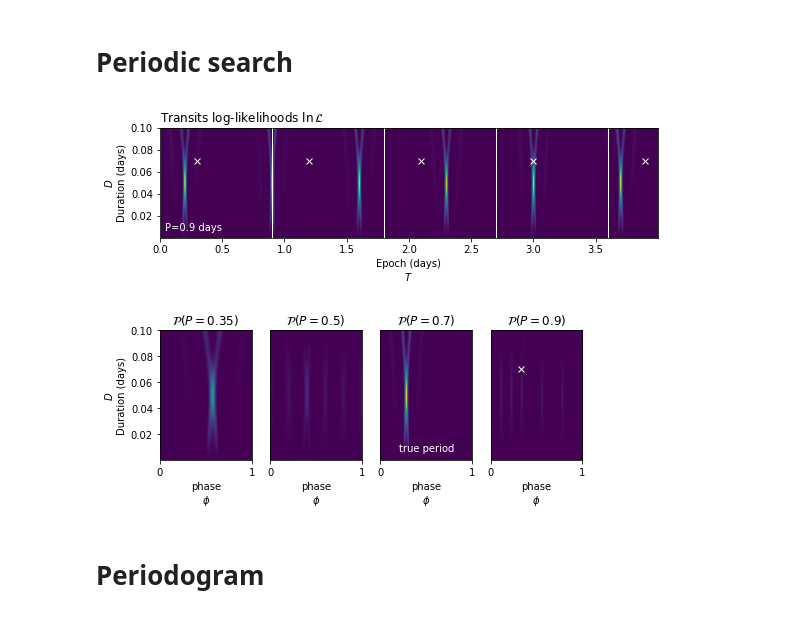
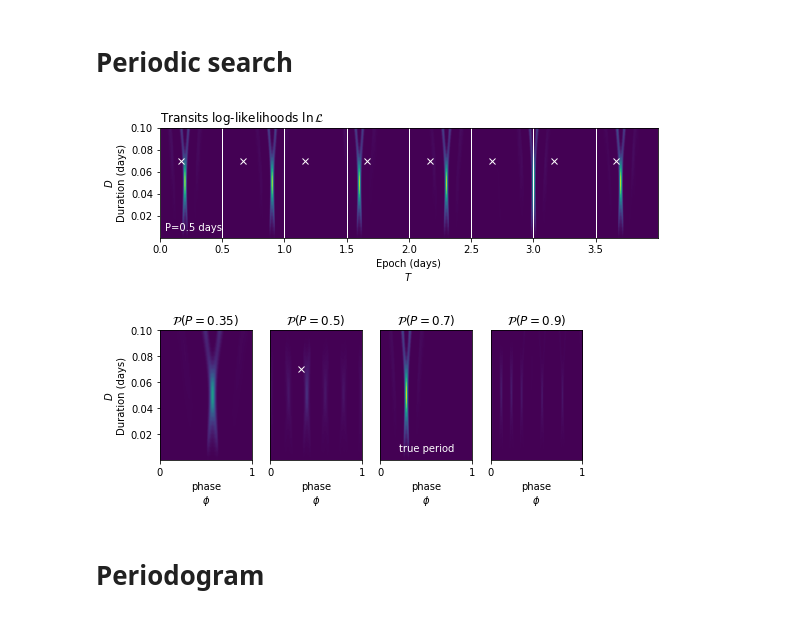
Before and after one commit to lgrcia/paper-nuance, a Jupyter notebook: simple/notebooks/principle.ipynb, the cells around one changed output. Drawn from its saved outputs; the diff is of its cells as text; code cells hidden in the pictures.

```diff
--- a/simple/notebooks/principle.ipynb
+++ b/simple/notebooks/principle.ipynb
@@ -35,3 +35,41 @@ plt.tight_layout()
 plt.savefig("../figures/principle_dataset.pdf")
 # %% [output]
 [figure]
+# %%
+dt = 2/60/24
+time = np.arange(0, 4, dt)
+error = 0.001
+X = np.vander(time, N=4, increasing=True)
+w = [1., 5e-4, -2e-4, -5e-4]
+true_period = 0.7
+duration, depth = 0.05, 0.02
+t0 = 0.2
+true_transit = periodic_transit(time, t0, duration, depth, P=true_period)
+kernel = tinygp.kernels.quasisep.SHO(np.pi/(6*duration), 45., depth)
+gp = tinygp.GaussianProcess(kernel, time, diag=error**2)
+vari = gp.sample(jax.random.PRNGKey(40))
+diff_flux = true_transit + vari + X@w
+
+fig = plt.figure(figsize=(10., 7.))
+ax= plt.subplot(1,1,1)
+h = 0.07
+ax.plot(time, diff_flux + 0.05, ".", c="0.6", ms=4)
+ax.plot(time, true_transit + 1. - h, c="0.5")
+ax.plot(time,  X@w - 2*h + 0.01, c="C0", alpha=0.8)
+ax.plot(time,  vari + 1. - 3*h, c="C3", alpha=0.5)
+ax.axis("off")
+ax.set_xlim(time.min(), time.max())
+ax.axis("off")
+ax.set_ylabel("diff. flux")
+ax.set_xlabel("time (days)")
+ax.text(time.mean(), 1. - (0 + .5)*h, "=", ha='center', fontsize=14)
+[ax.text(time.mean(), 1. - (i + .5)*h, "+", ha='center', fontsize=14) for i in [1, 2]]
+for text, color, y in zip(
+    ["f", "$\mathcal{T}$", "$\mathcal{S}$", "$\mathcal{V}$"],
+    ["k", "0.5", "C0", "C3"],
+    [1 + 0.05, 1. - h, 1. - 2*h, 1. - 3*h]):
+
+    ax.text(-0.2, y - 0.005, text, ha='left', fontsize=16, color=color)
+
+plt.tight_layout()
+plt.savefig("../figures/principle_dataset_decomposed.pdf")
@@ -71,29 +111,29 @@ search = nu.periodic_search(periods)
 # %%
 plt.figure(None, (8., 2.7))
 
 periods = [0.35, 0.5, 0.7, 0.9]
-P1 = periods[-1]
+P1 = periods[1]
 fold = nu.search_data.fold_ll
 pt0s, Pv, Pc = fold(P1)
 extent = 0, 1, nu.search_data.Ds.min(), nu.search_data.Ds.max()
 k = len(pt0s)//3
 
 nu.search_data.show_ll()
 plt.xlim(nu.time.min(), nu.time.max())
 plt.ylabel("$D$\nDuration (days)")
 plt.xlabel("Epoch (days)\n$T$")
 plt.title("Transits log-likelihoods $\ln\mathcal{L}$", loc="left")
 
 for i in range(int(np.ceil((nu.time.max() -  nu.time.min())/P1))):
     plt.axvline(i*P1, c="w", lw=1)
     plt.plot((i + pt0s[k])*P1, 0.07, "x", c="w")
 
 plt.text(0.01, 0.05, f"P={P1} days", fontsize=10, c="w", ha='left', va='bottom', transform=plt.gca().transAxes)
 
 plt.tight_layout()
 plt.savefig("../figures/principle_periodic_0.pdf")
 # %% [output]
-[figure, old version]
+[figure, new version]
 # %%
 plt.figure(None, (7., 3.))
 
@@ -133,7 +173,7 @@ plt.tight_layout()
 plt.subplots_adjust(wspace=0.2)
 plt.savefig("../figures/principle_periodic_1.pdf")
 # %% [output]
-[figure, old version]
+[figure, new version]
 # %% [markdown]
 # Periodogram
 # %%
```
Also changed, not shown: parts of 2 cells of this notebook, 5 other files.
